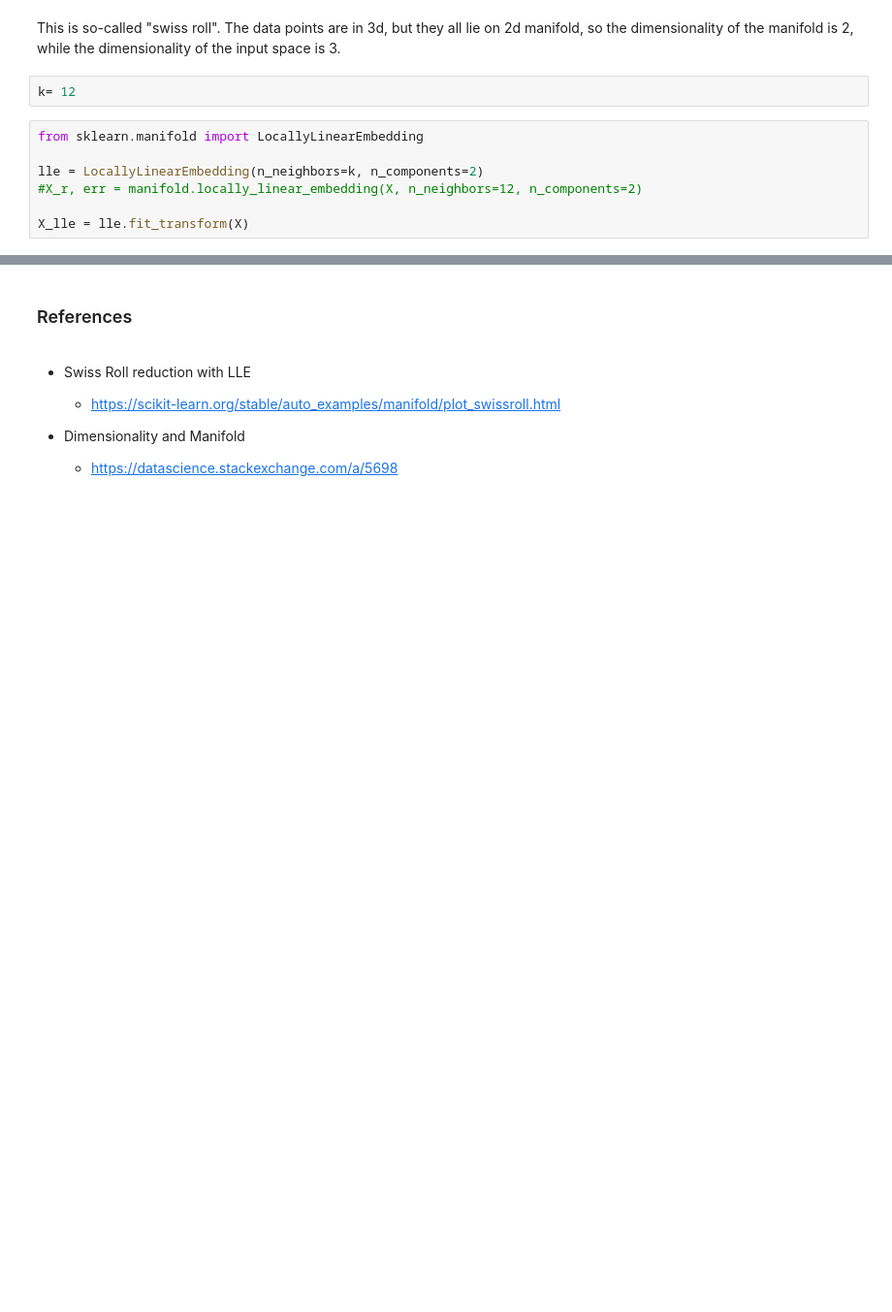
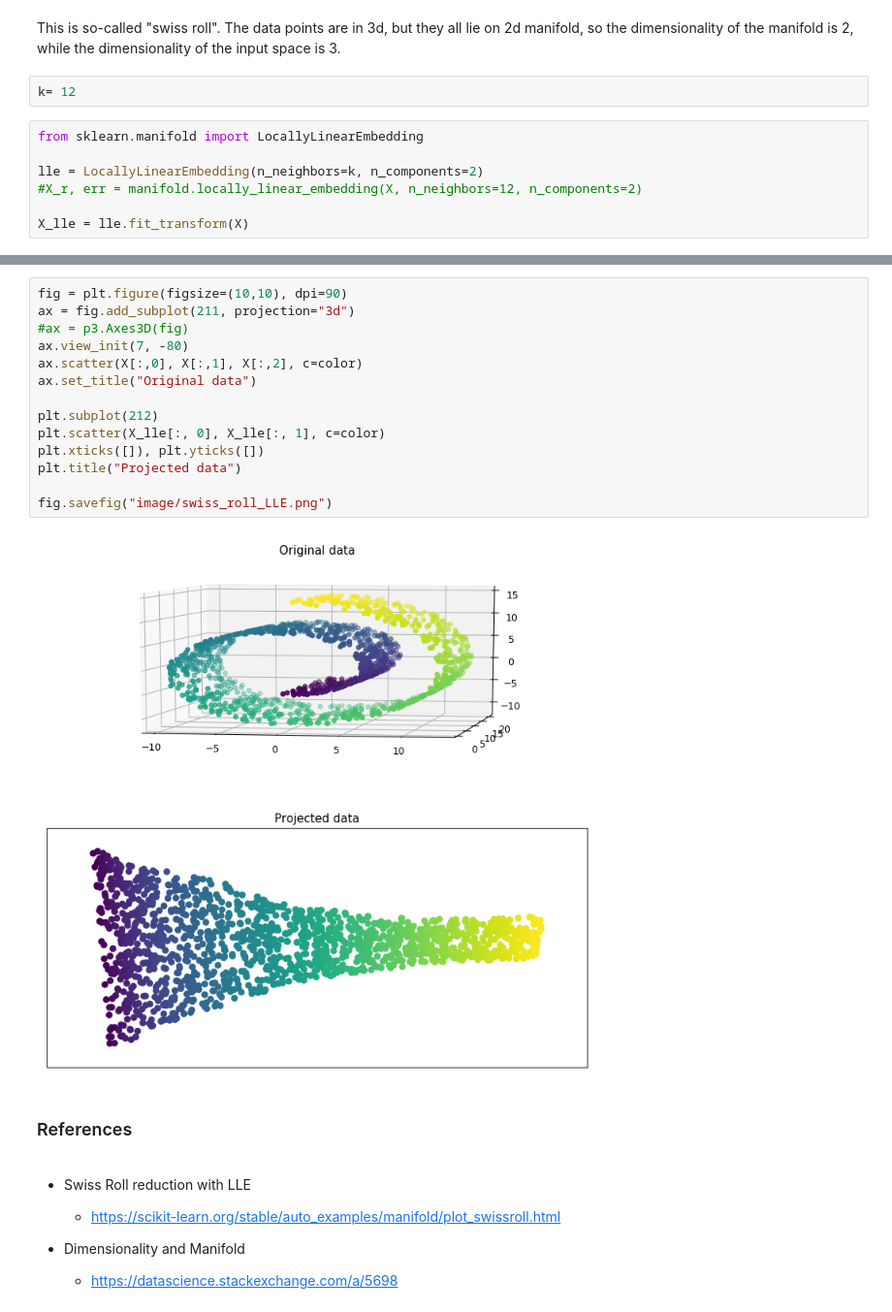
Before and after one commit to dalek7/tsne, a Jupyter notebook: lle_swiss_roll.ipynb, the cells around one changed output, grey strips where cells are left out. Shown: that part at 97% size. Saved outputs shown, nothing was run; the diff lists cells and outputs as text; blank space fills up the shorter version.

```diff
--- a/lle_swiss_roll.ipynb
+++ b/lle_swiss_roll.ipynb
@@ -45,3 +46,19 @@ plt.show()
+# %%
+fig = plt.figure(figsize=(10,10), dpi=90)
+ax = fig.add_subplot(211, projection="3d")
+#ax = p3.Axes3D(fig)
+ax.view_init(7, -80)
+ax.scatter(X[:,0], X[:,1], X[:,2], c=color)
+ax.set_title("Original data")
+
+plt.subplot(212)
+plt.scatter(X_lle[:, 0], X_lle[:, 1], c=color)
+plt.xticks([]), plt.yticks([])
+plt.title("Projected data")
+
+fig.savefig("image/swiss_roll_LLE.png")
+# %% [output]
+[figure, added]
 # %% [markdown]
 ### References
 # %% [markdown]
```
Also changed, not shown: parts of 3 cells of this notebook, 1 other file.
